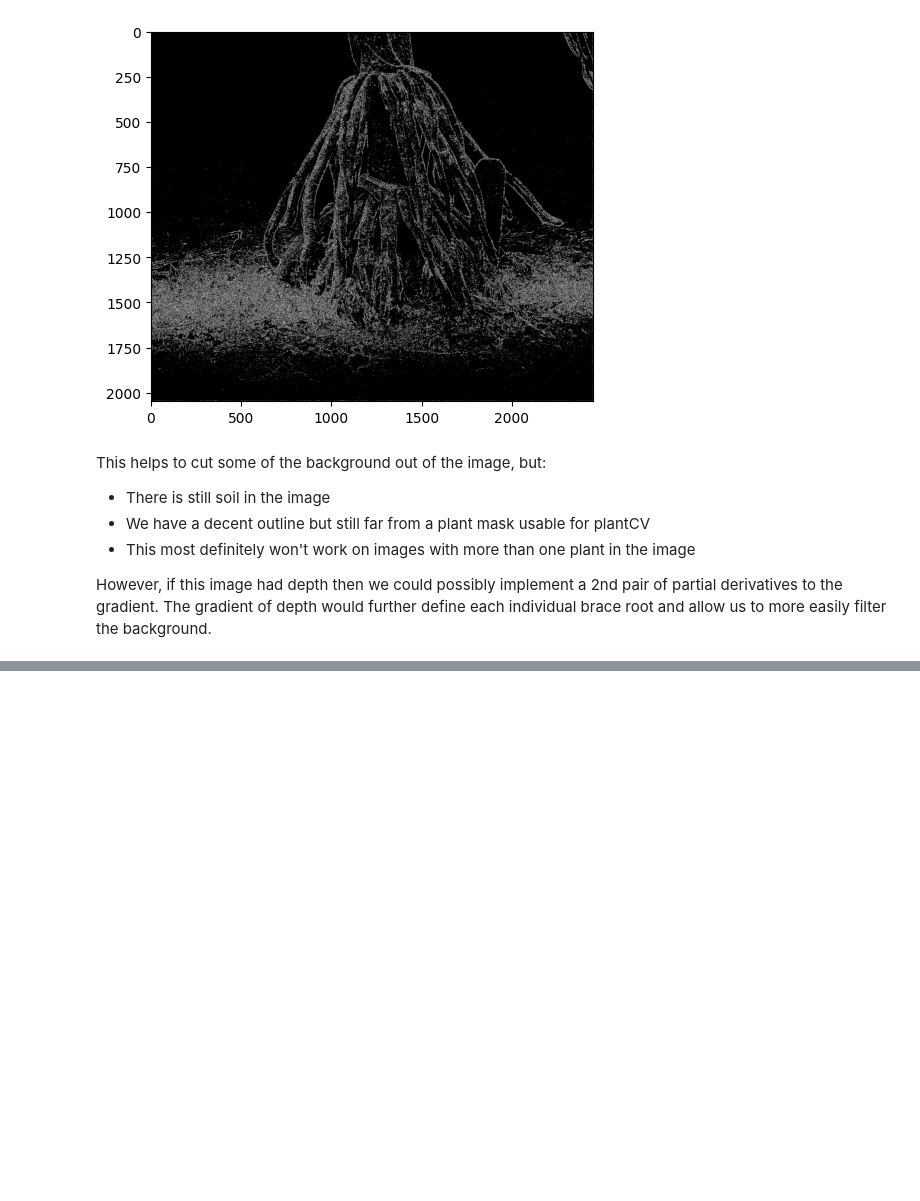
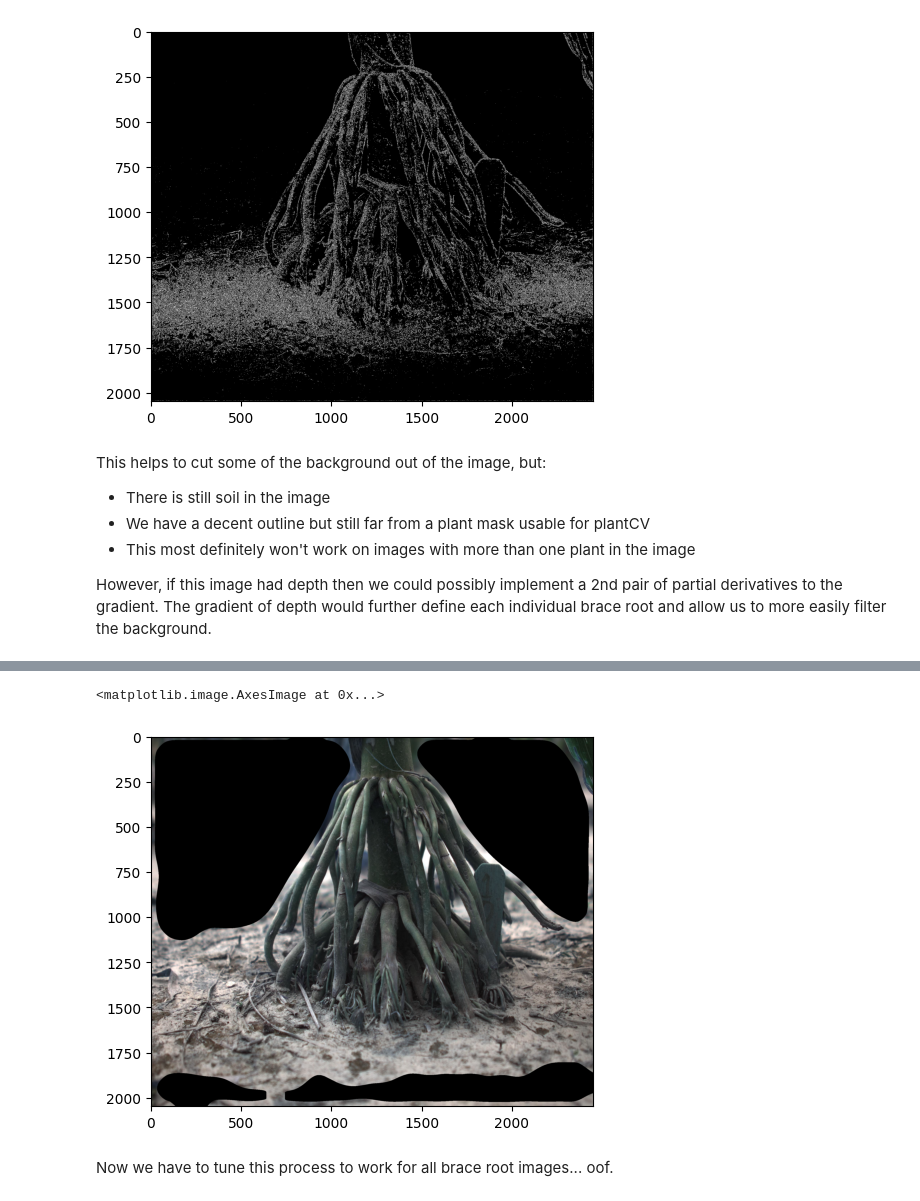
Before and after one commit to KopiousKarp/code_notebooks, a Jupyter notebook: braceroot_plantcv/plantCV_notebook.ipynb, the cells around one changed output, grey strips where cells are left out. Drawn from its saved outputs; the diff is of its cells as text; code cells hidden in the pictures; blank space fills up the shorter version.

```diff
--- a/braceroot_plantcv/plantCV_notebook.ipynb
+++ b/braceroot_plantcv/plantCV_notebook.ipynb
@@ -114,0 +140,29 @@ However, if this image had depth then we could possibly implement a 2nd pair of
+# %%
+#now we have to create a function for this
+def isolate_brace_roots(img):
+    #remove gaussian noise
+    gray_img = cv2.cvtColor(img, cv2.COLOR_RGB2GRAY)
+    gaussian_gray = cv2.GaussianBlur(gray_img,(3,3),0)
+    sharp_kernel = np.array([[-1,-1,-1], [-1,9,-1], [-1,-1,-1]])
+    im_denoize = cv2.filter2D(gaussian_gray, -1, sharp_kernel)
+    #Detect edges
+    _, _, edges = edgeDetectSobel(im_denoize)
+    _, mask = cv2.threshold(edges.astype(np.uint8), 200, 255, cv2.THRESH_BINARY)
+    #fill in the plant mask
+    fill_kernel = np.ones((15,15)) #removes pepper
+    for i in range(3):
+        mask = cv2.filter2D(mask, -1, fill_kernel)
+        mask = cv2.medianBlur(mask,99)
+        _, mask = cv2.threshold(mask, 200, 255, cv2.THRESH_BINARY)
+    #apply plant mask to image
+    ret = np.zeros_like(img)
+    for i in range(3):
+        ret[:,:,i] = img[:,:,i] * (255*mask)
+    return ret
+# %%
+plt.imshow(isolate_brace_roots(zmays_image),cmap=None)
+# %% [output]
+<matplotlib.image.AxesImage at 0x...>
+[figure, added]
+# %% [markdown]
+Now we have to tune this process to work for all brace root images... oof.
```
Also changed, not shown: parts of 7 cells of this notebook, 1 other file.
